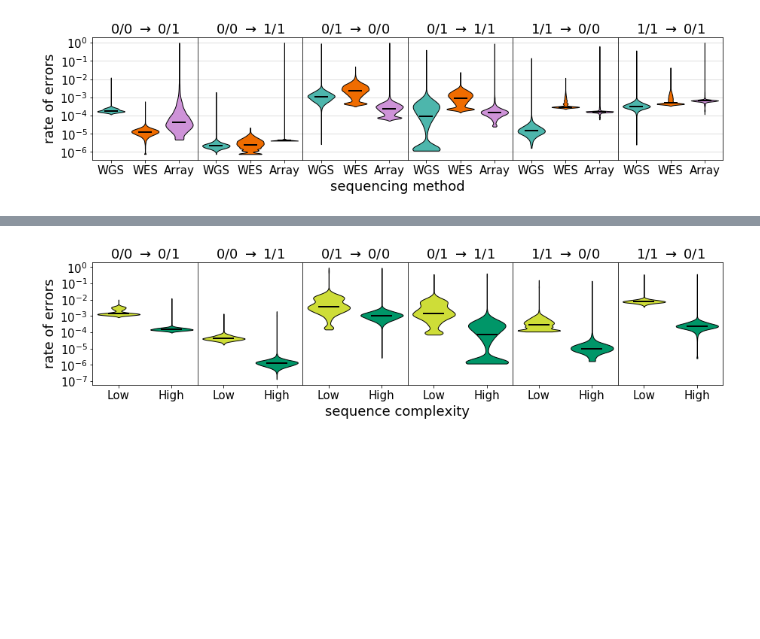
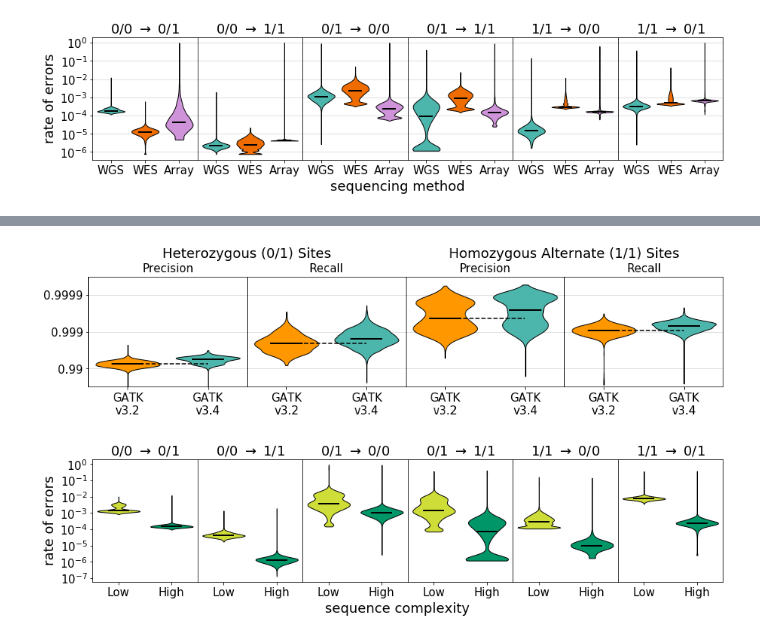
Before and after one commit to kpaskov/PhasingFamilies, a Jupyter notebook: parameter_estimation/Population-Analysis.ipynb, the cells around one changed output, grey strips where cells are left out. Drawn from its saved outputs; the diff is of its cells as text; code cells hidden in the pictures; blank space fills up the shorter version.

```diff
--- a/parameter_estimation/Population-Analysis.ipynb
+++ b/parameter_estimation/Population-Analysis.ipynb
@@ -255,3 +172,16 @@ plt.show()
+# %%
+ihart32_precision_recall = compare_rates.calculate_precision_recall(ihart32_error_rates, ihart32_baseline_counts, gens, obss)
+
+plot_precision_recall('../plots/gatk.png',
+                      [ihart32_precision_recall, ihart_precision_recall],
+                      [ihart32_samples.is_child & np.array([x in ihart_is_ok_sample for x in ihart32_samples.sample_ids]),
+                       ihart_samples.is_child & np.array([x in ihart_is_ok_sample for x in ihart_samples.sample_ids])],
+                      ['GATK\nv3.2', 'GATK\nv3.4'],
+                      ['#ff9800', '#4db6ac'],
+                     ylim=[1.5, 4.5],
+                     dotted=True)
+# %% [output]
+[figure, added]
 # %%
 
 #prop_cycle = plt.rcParams['axes.prop_cycle']
```
Also changed, not shown: parts of 14 cells of this notebook, 2 other files.
